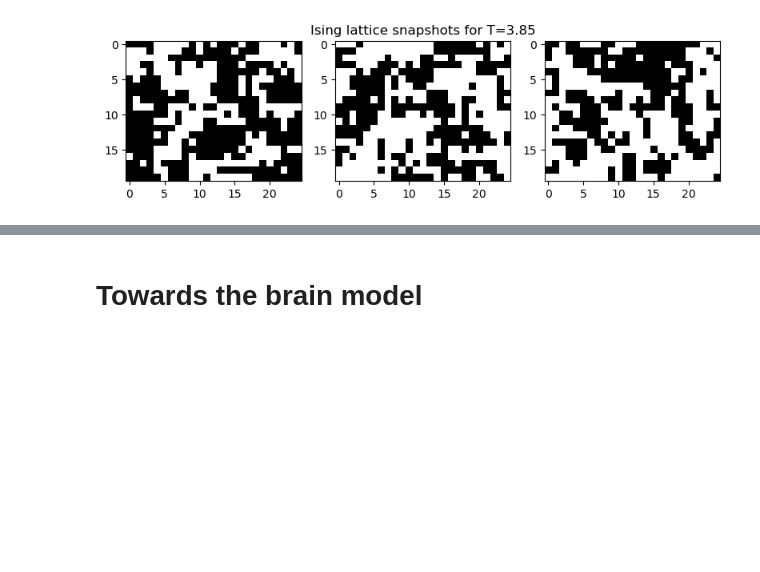
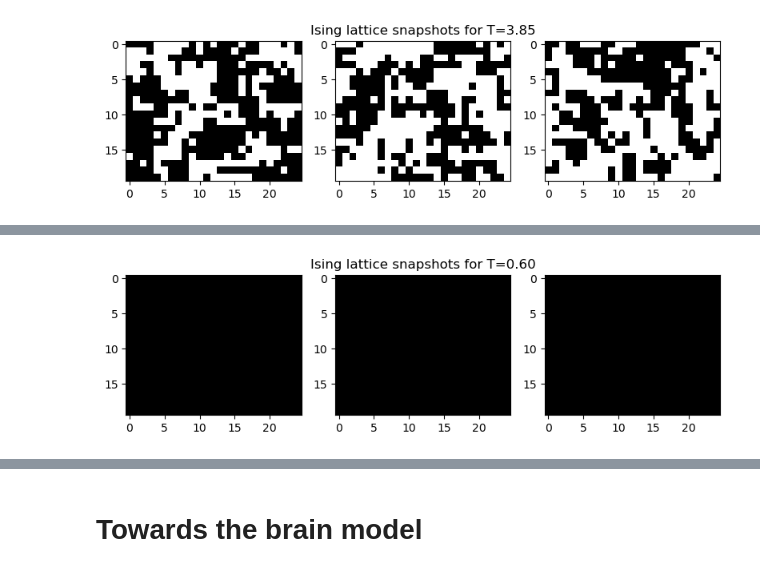
Before and after one commit to Mark-Kac-Center/cna2023-critical-brain, a Jupyter notebook: exercises_solution.ipynb, the cells around one changed output, grey strips where cells are left out. Saved outputs shown, nothing was run; the diff lists cells and outputs as text; code cells hidden in the pictures; blank space fills up the shorter version.

```diff
--- a/exercises_solution.ipynb
+++ b/exercises_solution.ipynb
@@ -118,0 +197,13 @@ Bernoulli model
+# %%
+fig, (ax1, ax2, ax3) = plt.subplots(1, 3, figsize=(8,3))
+nt = 2
+ax1.imshow(snapshots[nt, :, : , t1], cmap='gray')
+ax2.imshow(snapshots[nt, :, : , t2], cmap='gray')
+ax3.imshow(snapshots[nt, :, : , t3], cmap='gray')
+
+ax2.set_title("Ising lattice snapshots for T={:.2f}".format(Ts[nt]))
+fig.tight_layout()
+
+# fig.savefig("plots/ising_snap1.png")
+# %% [output]
+[figure, added]
```
Also changed, not shown: parts of 16 cells of this notebook, 4 other files.
